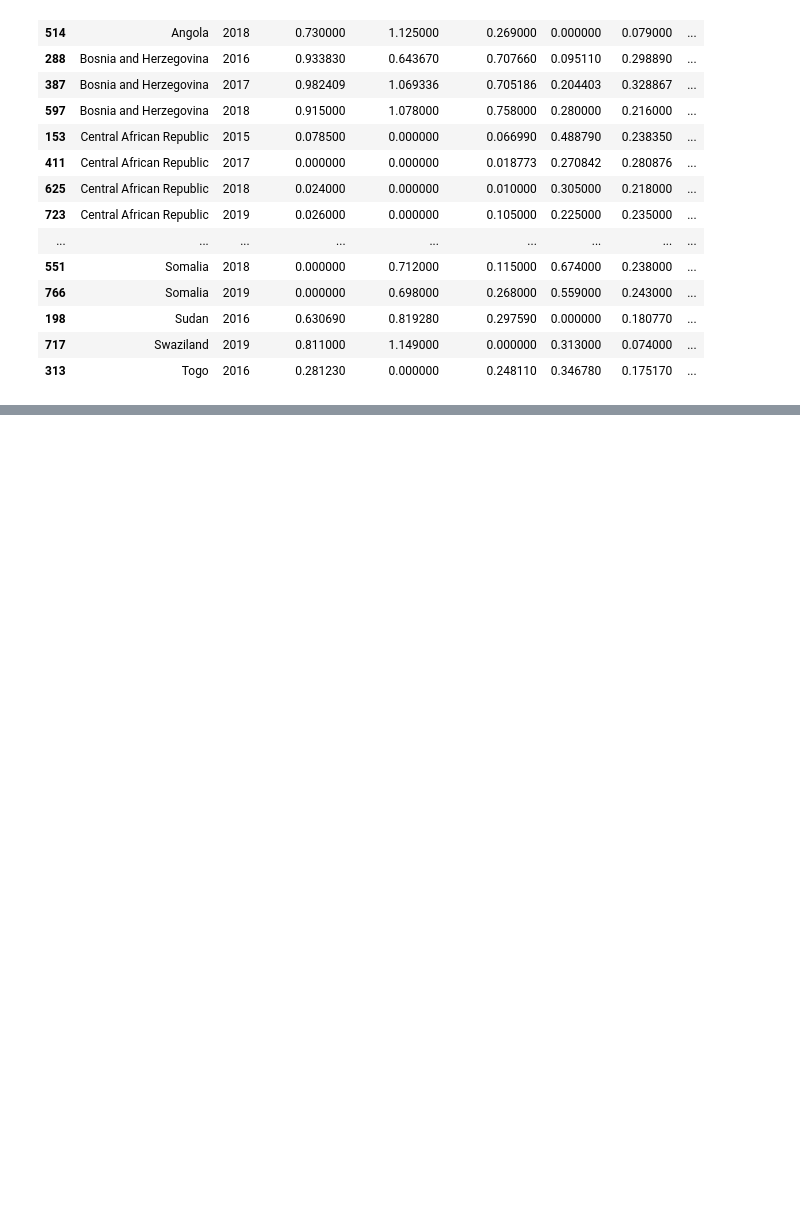
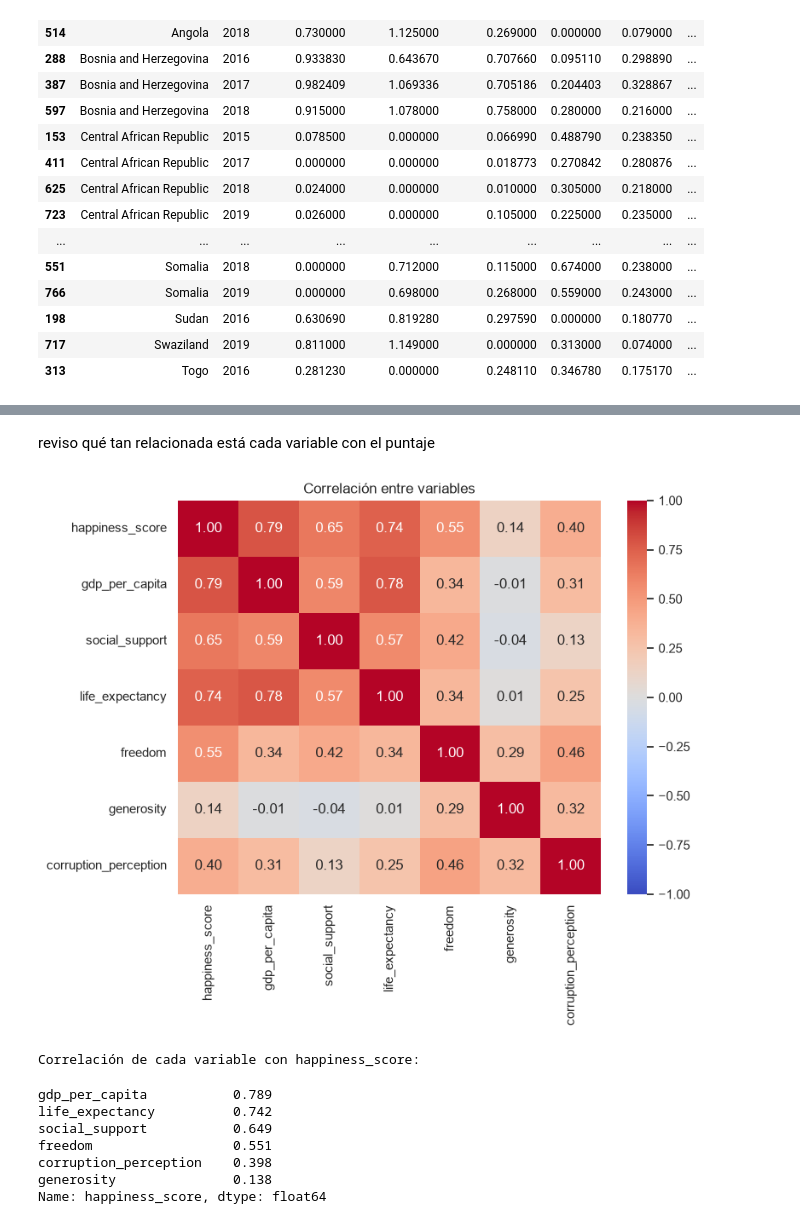
Before and after one commit to LauMarinAlvis/Etl-kafka-ml-workshop, a Jupyter notebook: notebooks/eda_modelo.ipynb, the cells around one changed output, grey strips where cells are left out. Saved outputs shown, nothing was run; the diff lists cells and outputs as text; code cells hidden in the pictures; blank space fills up the shorter version.

```diff
--- a/notebooks/eda_modelo.ipynb
+++ b/notebooks/eda_modelo.ipynb
@@ -308,0 +394,23 @@ dtype: int64
+# %% [markdown]
+reviso qué tan relacionada está cada variable con el puntaje
+# %%
+corr = df_all[numericas].corr()
+
+plt.figure(figsize=(8, 6))
+sns.heatmap(corr, annot=True, fmt=".2f", cmap="coolwarm", vmin=-1, vmax=1)
+plt.title("Correlación entre variables")
+guardar_figura("03_correlacion")
+plt.show()
+
+print("Correlación de cada variable con happiness_score:")
+display(corr["happiness_score"].drop("happiness_score").sort_values(ascending=False).round(3))
+# %% [output]
+[figure, added]
+Correlación de cada variable con happiness_score:
+gdp_per_capita           0.789
+life_expectancy          0.742
+social_support           0.649
+freedom                  0.551
+corruption_perception    0.398
+generosity               0.138
+Name: happiness_score, dtype: float64
```
Also changed, not shown: parts of 62 cells of this notebook, 17 other files.
